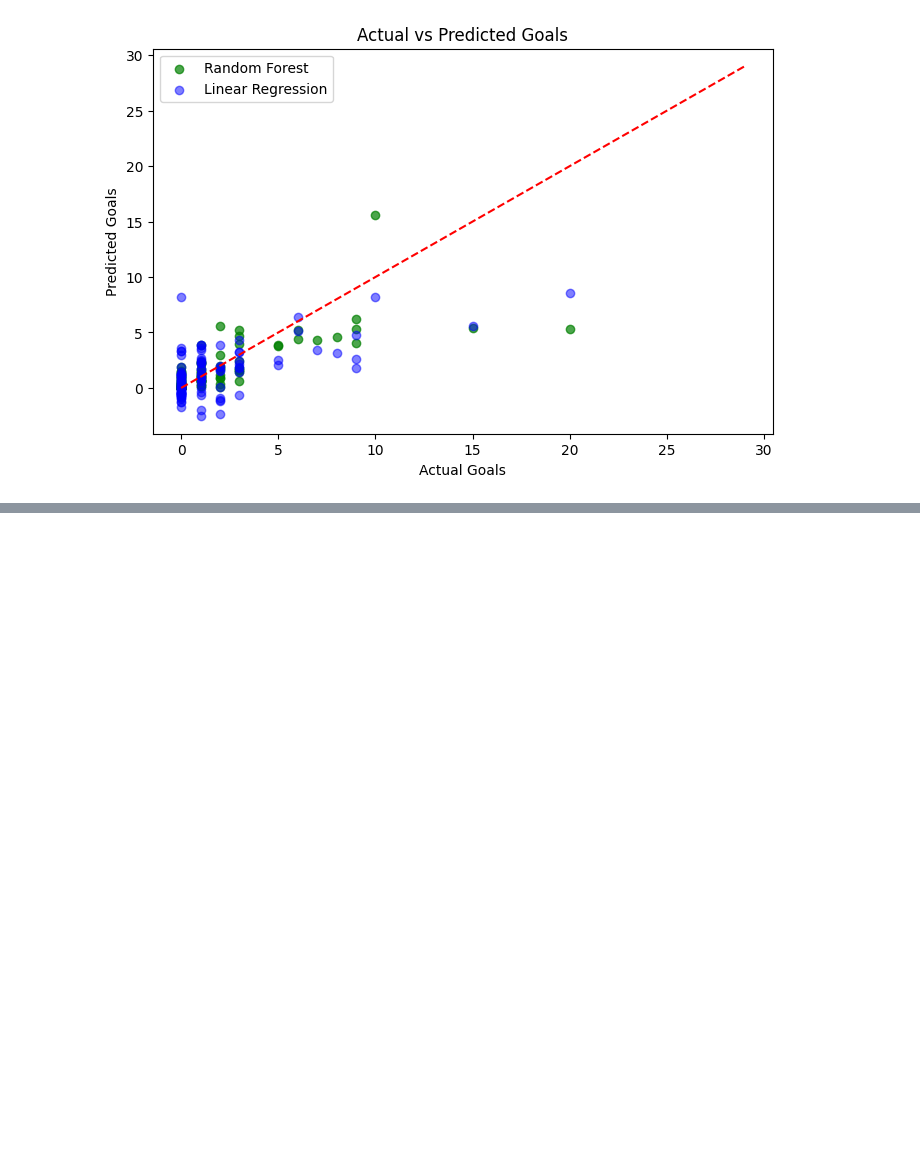
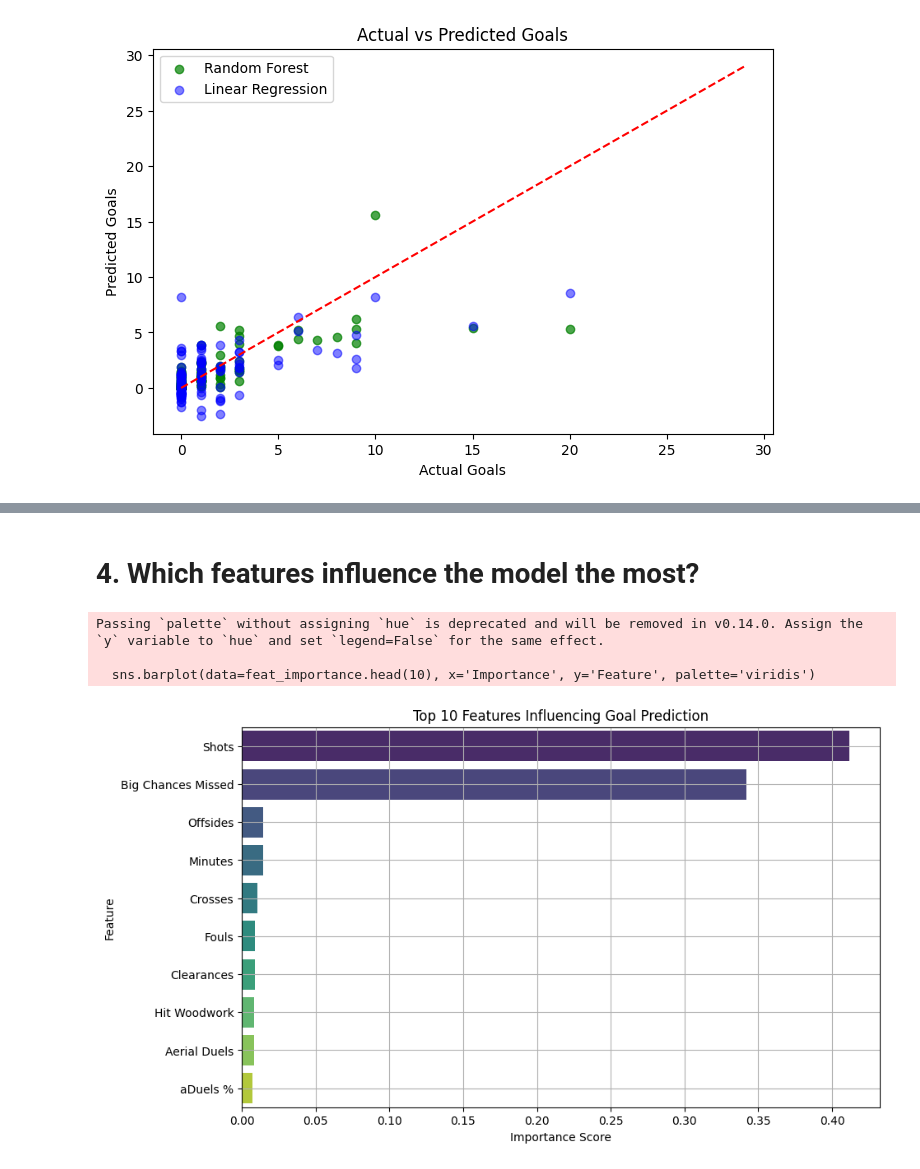
Before and after one commit to Mainabryan/epl-player-performance-prediction-2024-24, a Jupyter notebook: EPL_MACHINE_LEARNING_MODEL.ipynb, the cells around one changed output, grey strips where cells are left out. Saved outputs shown, nothing was run; the diff lists cells and outputs as text; code cells hidden in the pictures; blank space fills up the shorter version.

```diff
--- a/EPL_MACHINE_LEARNING_MODEL.ipynb
+++ b/EPL_MACHINE_LEARNING_MODEL.ipynb
@@ -394,0 +478,26 @@ plt.show()
+# %% [markdown]
+# 4. Which features influence the model the most?
+# %%
+import pandas as pd
+import matplotlib.pyplot as plt
+import seaborn as sns
+
+# Assuming you trained a RandomForest model named 'rf' on features 'X'
+feat_importance = pd.DataFrame({
+    'Feature': X.columns,
+    'Importance': rf.feature_importances_
+}).sort_values(by='Importance', ascending=False)
+
+# Plot top 10 important features
+plt.figure(figsize=(10, 6))
+sns.barplot(data=feat_importance.head(10), x='Importance', y='Feature', palette='viridis')
+plt.title("Top 10 Features Influencing Goal Prediction")
+plt.xlabel("Importance Score")
+plt.ylabel("Feature")
+plt.grid(True)
+plt.show()
+# %% [output]
+Passing `palette` without assigning `hue` is deprecated and will be removed in v0.14.0. Assign the `y` variable to `hue` and set `legend=False` for the same effect.
+
+  sns.barplot(data=feat_importance.head(10), x='Importance', y='Feature', palette='viridis')
+[figure, added]
```
Also changed, not shown: parts of 8 cells of this notebook.
